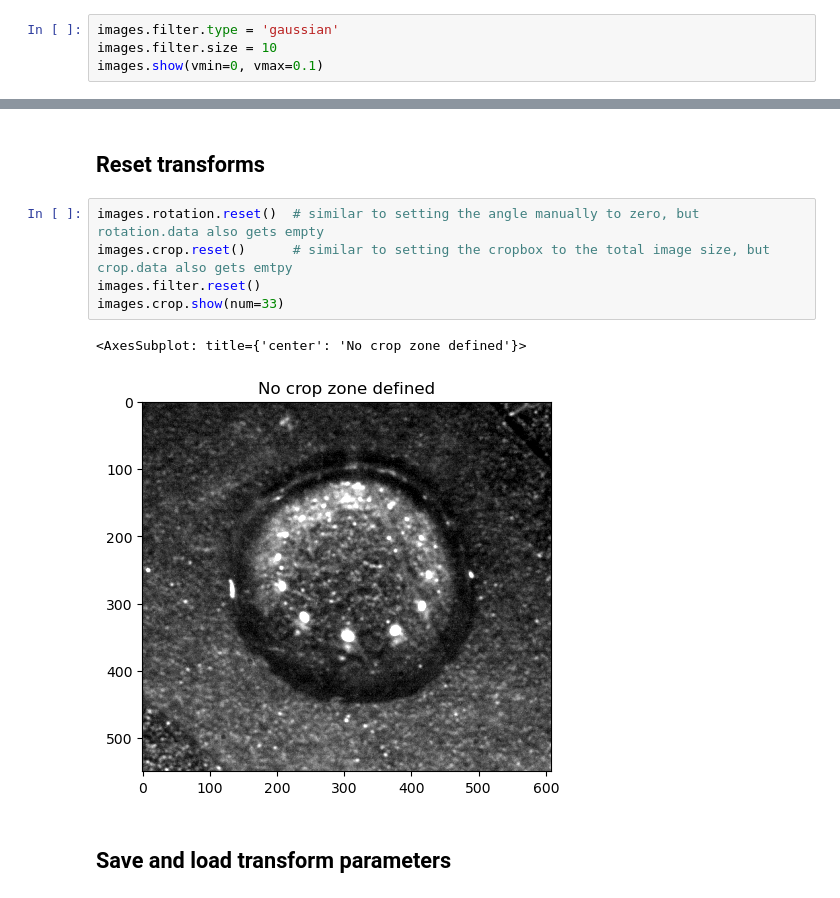
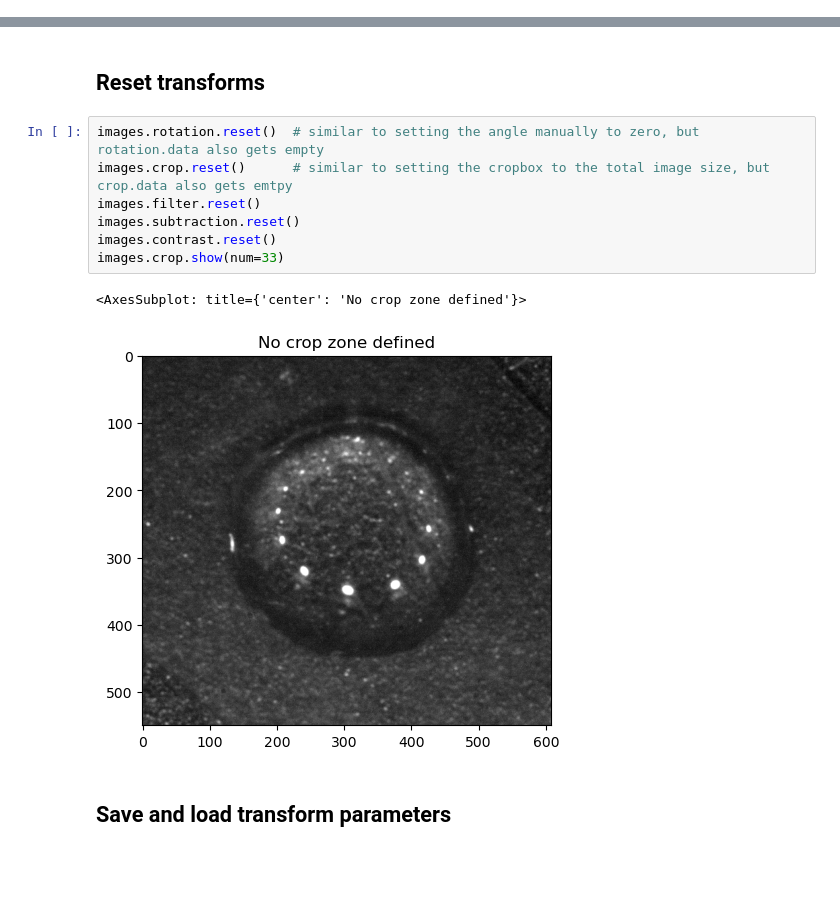
Before and after one commit to ovinc/imgseries, a Jupyter notebook: ImgSeries_Static.ipynb, the cells around one changed output, grey strips where cells are left out. Cells and saved outputs as stored; diff of their text form; blank space fills up the shorter version.

```diff
--- a/ImgSeries_Static.ipynb
+++ b/ImgSeries_Static.ipynb
@@ -124,4 +143,0 @@ images.show(num=15, vmin=0, vmax=0.1)
-# %%
-images.filter.type = 'gaussian'
-images.filter.size = 10
-images.show(vmin=0, vmax=0.1)
@@ -133,11 +146,13 @@ images.show(vmin=0, vmax=0.1)
 # %%
 images.rotation.reset()  # similar to setting the angle manually to zero, but rotation.data also gets empty
 images.crop.reset()      # similar to setting the cropbox to the total image size, but crop.data also gets emtpy
 images.filter.reset()
+images.subtraction.reset()
+images.contrast.reset()
 images.crop.show(num=33)
 # %% [output]
 <AxesSubplot: title={'center': 'No crop zone defined'}>
-[figure, old version]
+[figure, new version]
 # %% [markdown]
 ## Save and load transform parameters
 # %%
```
Also changed, not shown: parts of 22 cells of this notebook, 9 other files.
